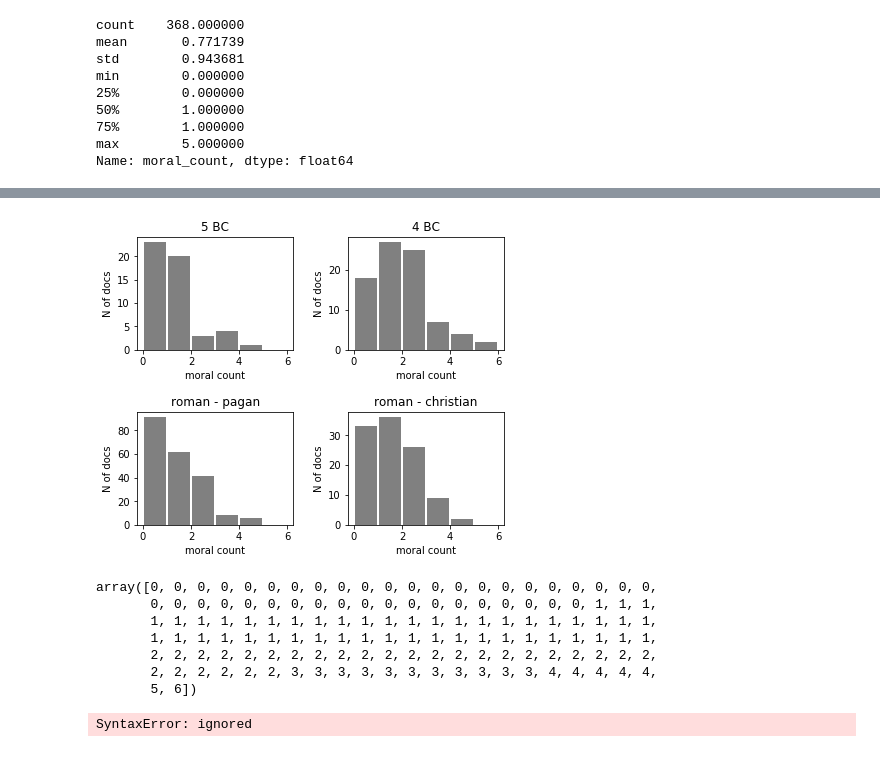
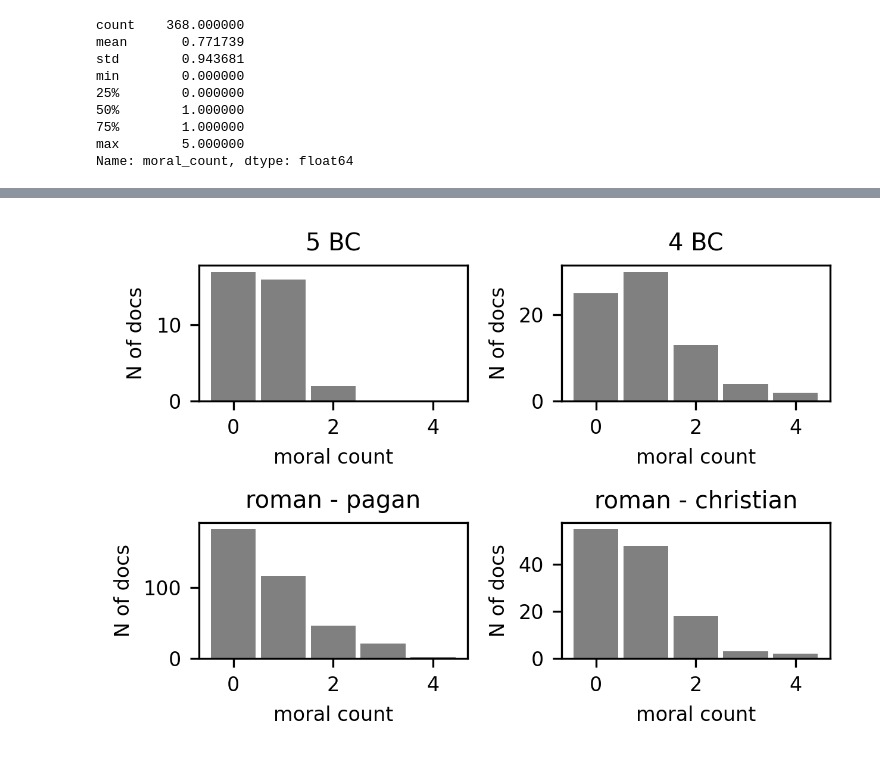
Before and after one commit to kasev/distancni-cteni, a Jupyter notebook: distancni-cteni.ipynb, the cells around one changed output, grey strips where cells are left out. Drawn from its saved outputs; the diff is of its cells as text; code cells hidden in the pictures.

```diff
--- a/distancni-cteni.ipynb
+++ b/distancni-cteni.ipynb
@@ -1178,7 +1064,7 @@ def get_period(century):
             period = "classical"
         else:
             if century <= 0:
-                period = "hellenstic"
+                period = "hellenistic"
             else:
                 period = "roman"
     return period
@@ -1200,9 +1086,9 @@ Name: moral_count, dtype: float64
 def get_period_prov(row):
     if (row["century"] > 0):
         if row["provenience"] == "christian":
-            period_prov = "christian"
+            period_prov = "roman - christian"
         else:
-            period_prov = "roman"
+            period_prov = "roman - pagan"
     else:
         period_prov = row["period"]
     return period_prov
@@ -1249,20 +1111,21 @@ def plot_ecdf(dataframe, data_column, selection_column, selection_value, color):
 # %%
-fig, axs = plt.subplots(2, 2)
-axs[0, 0].hist(LG_data_results[LG_data_results["century"]==-4.5]["moral_count"], bins=[0,1,2,3,4,5,6], rwidth=0.9, color="gray")
+plt.style.use("default")
+plt.rcParams['figure.dpi'] = 300
+plt.rcParams["font.family"] = "sans-serif"
+plt.rcParams['font.size'] = 8
+
+fig, axs = plt.subplots(2, 2, figsize=(4.25, 3), tight_layout=True)
+axs[0, 0].hist(LG_data_results[LG_data_results["century"]==-4.5]["moral_count"], bins=[-0.5,0.5,1.5,2.5,3.5,4.5], rwidth=0.9, color="gray")
 axs[0, 0].set_title('5 BC')
-axs[0, 1].hist(LG_data_results[LG_data_results["century"]==-3.5]["moral_count"], bins=[0,1,2,3,4,5,6], rwidth=0.9, color="gray")
+axs[0, 1].hist(LG_data_results[LG_data_results["century"]==-3.5]["moral_count"], bins=[-0.5,0.5,1.5,2.5,3.5,4.5], rwidth=0.9, color="gray")
 axs[0, 1].set_title('4 BC')
-axs[1, 0].hist(LG_data_results[(LG_data_results["provenience"]=="pagan") & (LG_data_results["period"]=="roman")]["moral_count"], bins=[0,1,2,3,4,5,6], rwidth=0.9, color="gray")
+axs[1, 0].hist(LG_data_results[LG_data_results["period_prov"]=="roman - pagan"]["moral_count"], bins=[-0.5,0.5,1.5,2.5,3.5,4.5], rwidth=0.9, color="gray")
 axs[1, 0].set_title('roman - pagan')
-axs[1, 1].hist(LG_data_results[LG_data_results["provenience"]=="christian"]["moral_count"], bins=[0,1,2,3,4,5,6], rwidth=0.9, color="gray")
+axs[1, 1].hist(LG_data_results[LG_data_results["period_prov"]=="roman - christian"]["moral_count"], bins=[-0.5,0.5,1.5,2.5,3.5,4.5], rwidth=0.9, color="gray")
 axs[1, 1].set_title('roman - christian')
 
 for ax in axs.flat:
     ax.set(xlabel='moral count', ylabel='N of docs')
-
-plt.subplots_adjust(top=1, bottom=0, left=0.10, right=0.95, hspace=0.55,
-                    wspace=0.35)
-fig.savefig(gdrive_root + "figures/hist_moral_counts.png", bbox_inches="tight")
 # %% [output]
-[figure, old version]
+[figure, new version]
 # %%
@@ -1270,14 +1133,0 @@ fig.savefig(gdrive_root + "figures/hist_moral_counts.png")
-# %%
-ecdf(LG_data_results[LG_data_results["period"]=="classical"]["moral_count"])[0]
-# %% [output]
-array([0, 0, 0, 0, 0, 0, 0, 0, 0, 0, 0, 0, 0, 0, 0, 0, 0, 0, 0, 0, 0, 0,
-       0, 0, 0, 0, 0, 0, 0, 0, 0, 0, 0, 0, 0, 0, 0, 0, 0, 0, 0, 1, 1, 1,
-       1, 1, 1, 1, 1, 1, 1, 1, 1, 1, 1, 1, 1, 1, 1, 1, 1, 1, 1, 1, 1, 1,
-       1, 1, 1, 1, 1, 1, 1, 1, 1, 1, 1, 1, 1, 1, 1, 1, 1, 1, 1, 1, 1, 1,
-       2, 2, 2, 2, 2, 2, 2, 2, 2, 2, 2, 2, 2, 2, 2, 2, 2, 2, 2, 2, 2, 2,
-       2, 2, 2, 2, 2, 2, 3, 3, 3, 3, 3, 3, 3, 3, 3, 3, 3, 4, 4, 4, 4, 4,
-       5, 6])
-# %%
-sns.scatterplot(x = ecdf(LG_data_results["period"]=="classical"]["moral_count"])[0], y= ecdf(LG_data_results["period"]=="classical"]["moral_count"])[1])
-# %% [output]
-SyntaxError: ignored
```
Also changed, not shown: parts of 34 cells of this notebook, 3 other files.
